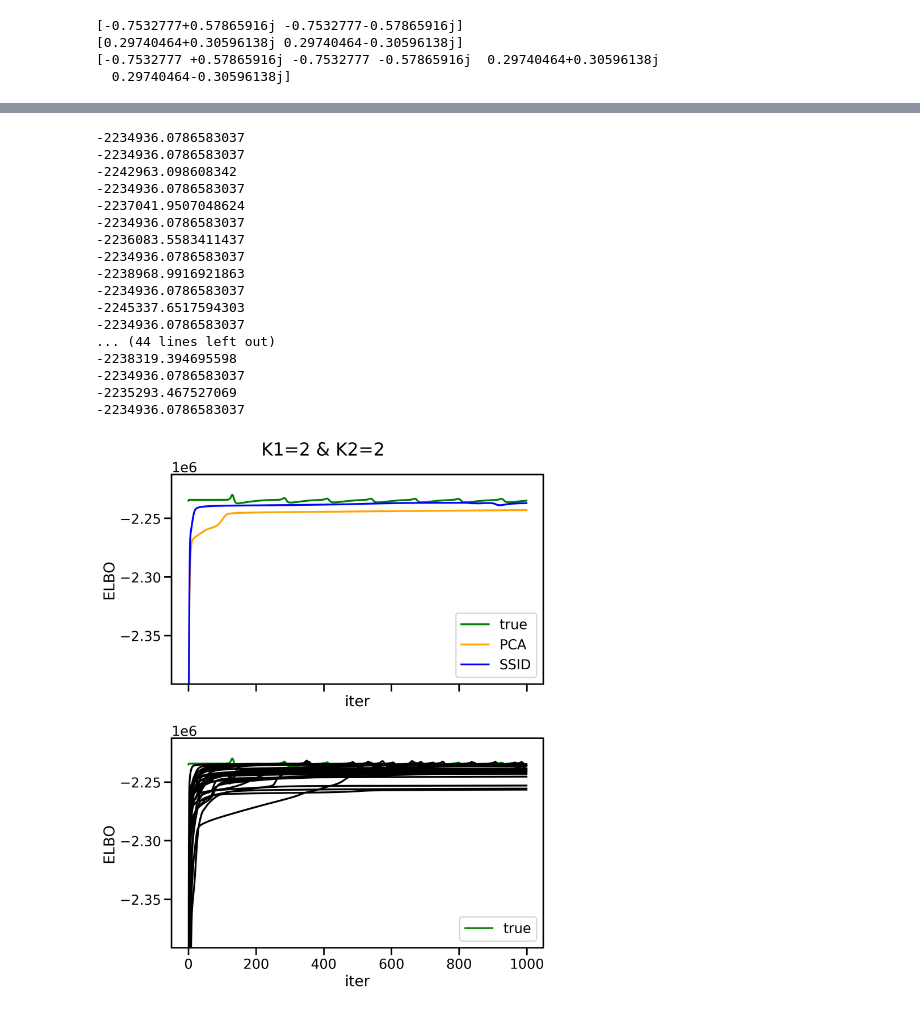
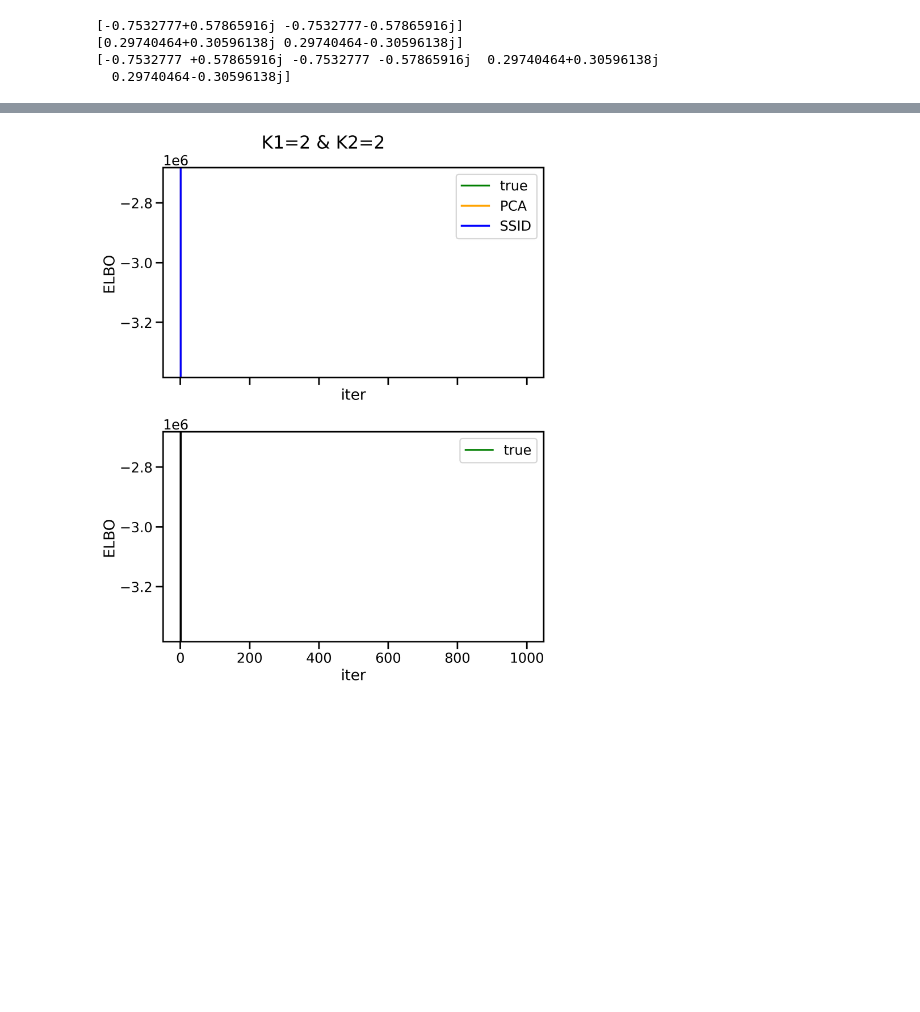
Before and after one commit to lenca56/coupled_LDS, a Jupyter notebook: Analyze_Cluster_small.ipynb, the cells around one changed output, grey strips where cells are left out. Cells and saved outputs as stored; diff of their text form; code cells hidden in the pictures; blank space fills up the shorter version.

```diff
--- a/Analyze_Cluster_small.ipynb
+++ b/Analyze_Cluster_small.ipynb
@@ -43,8 +43,8 @@ true_C=param['true_C']
 true_d=param['true_d']
 true_R=param['true_R']
 # %%
-simulation = 1
-fitted = np.load(f'models/K1={K1}_K2={K2}_fitted_param_random_simulation={simulation}.npz')
+simulation = 0
+fitted = np.load(f'models/K1={K1}_K2={K2}_fitted_param_simulation={simulation}.npz')
 ecll_new=fitted['ecll_new']
 ecll_old=fitted['ecll_old']
 elbo=fitted['elbo']
@@ -162,3 +162,3 @@ for i in np.arange(K1,K2+K1):
 # %%
-# fitting from true parameters
-ecll_new, ecll_old, elbo, ll, A, B, Q , mu0, Q0, C, d, R  = LDS.fit_EM(u, true_y, true_A, true_B, true_Q, true_mu0, true_Q0, true_C, true_d, true_R, max_iter=200, verbosity=1)
+# # fitting from true parameters
+# ecll_new, ecll_old, elbo, ll, A, B, Q , mu0, Q0, C, d, R  = LDS.fit_EM(u, true_y, true_A, true_B, true_Q, true_mu0, true_Q0, true_C, true_d, true_R, max_iter=200, verbosity=1)
@@ -197,59 +179,39 @@ for simulation in range(30):
         ecll_old=fitted['ecll_old']
         elbo=fitted['elbo']
         ll = fitted['ll']
-        print(elbo[-1])
-        print(max_elbo)
 
         if elbo.shape[0] == max_iter:
             if simulation != 0:
                 elbos.append(elbo[-1])
 
             if simulation == 0:
                 max_elbo = elbo[-1]
                 axes[0].plot(range(max_iter), elbo, color=color[simulation], label=label[simulation])
                 axes[1].plot(range(max_iter), elbo, color=color[simulation], label=label[simulation])
 
             if simulation in [1,2]:
                 axes[0].plot(range(max_iter), elbo, color=color[simulation], label=label[simulation])
             elif simulation >= 3:
                 if np.abs((elbo[-1] - max_elbo)) < S * eps:
                     print('YES')
                     axes[1].plot(range(-5,max_iter-5),elbo, color='red')
                 else:
                     axes[1].plot(elbo, color='black')
 
-
 # axes[0].set_yscale('log')
 # axes[1].set_yscale('log')
-axes[0].set_ylim(max_elbo*1.07, max_elbo*0.99)
-axes[1].set_ylim(max_elbo*1.07, max_elbo*0.99)
+axes[0].set_ylim(np.min(np.array(elbos))*1.5, max_elbo*1.2)
+axes[1].set_ylim(np.min(np.array(elbos))*1.5, max_elbo*1.2)
 axes[0].set_ylabel('ELBO')
 axes[1].set_ylabel('ELBO')
 axes[0].set_xlabel('iter')
 axes[1].set_xlabel('iter')
 axes[0].legend()
 axes[1].legend()
 fig.suptitle(f'K1={K1} & K2={K2}', y=0.95)
 fig.tight_layout()
 # %% [output]
--2234936.0786583037
--2234936.0786583037
--2242963.098608342
--2234936.0786583037
--2237041.9507048624
--2234936.0786583037
--2236083.5583411437
--2234936.0786583037
--2238968.9916921863
--2234936.0786583037
--2245337.6517594303
--2234936.0786583037
-... (44 lines left out)
--2238319.394695598
--2234936.0786583037
--2235293.467527069
--2234936.0786583037
-[figure, old version]
+[figure, new version]
 # %%
 best_ind = np.argmax(elbos)+1
 
```
Also changed, not shown: parts of 8 cells of this notebook, 6 other files.
